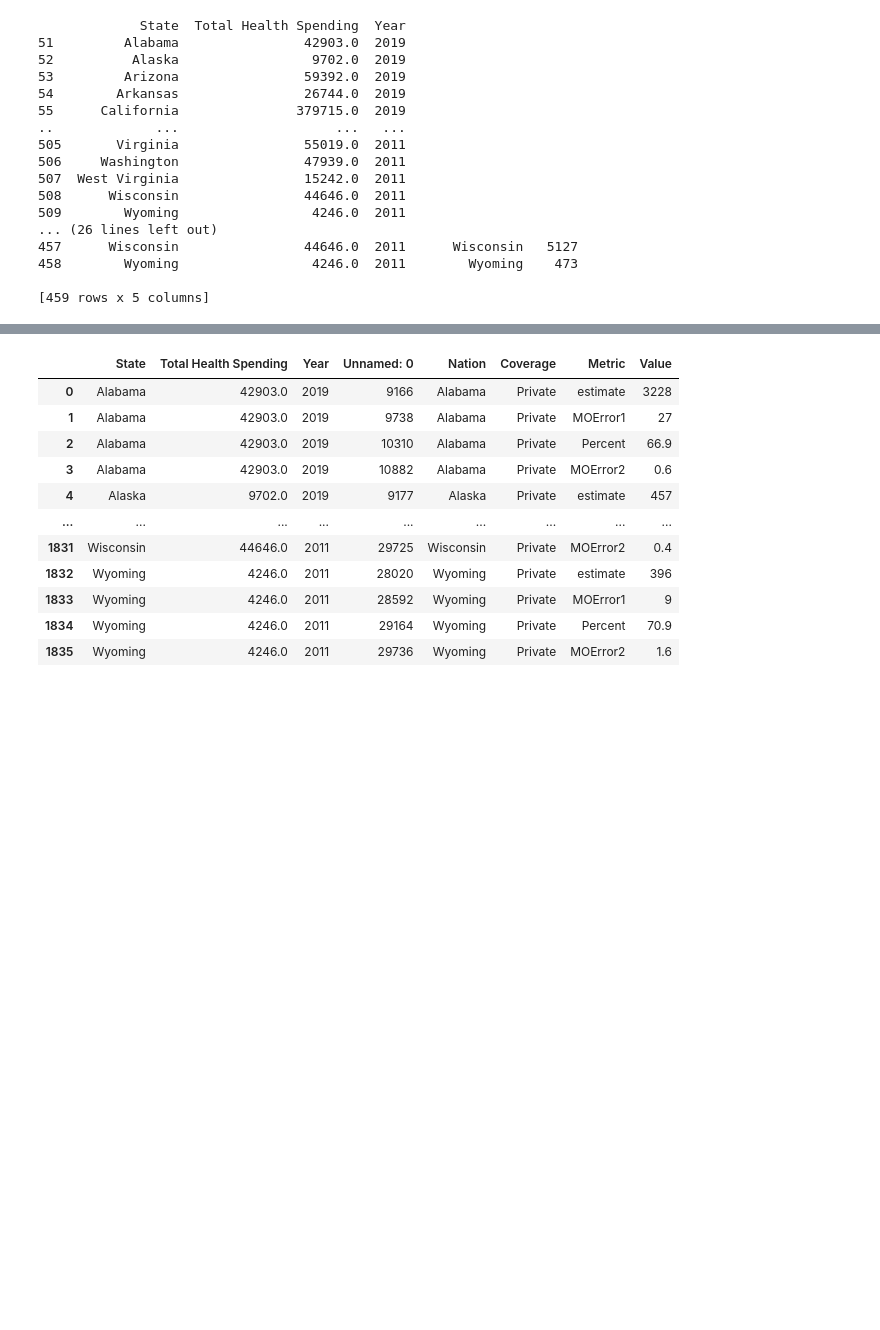
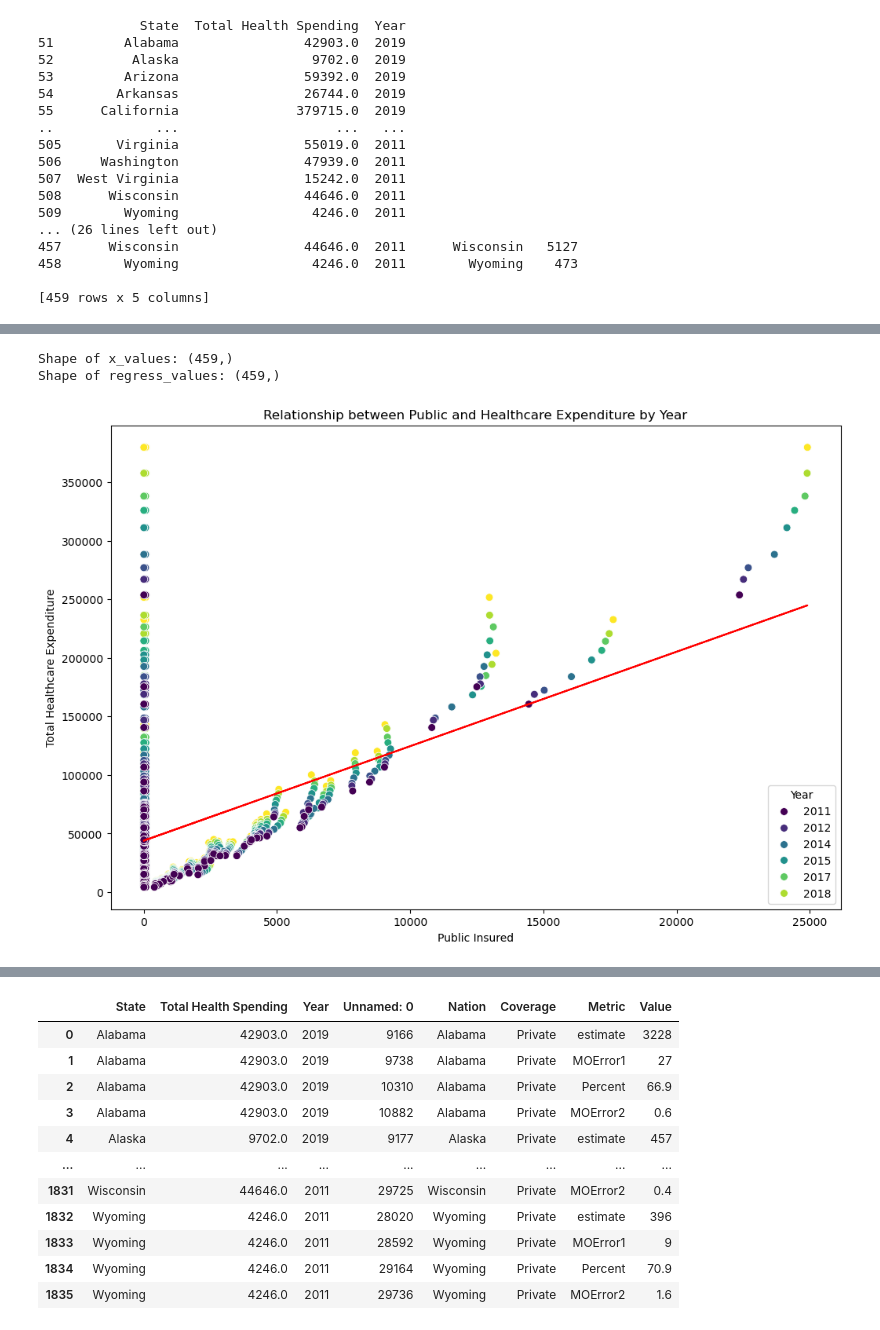
Before and after one commit to slzabala/Project-1-Healthcare-Cost-Analysis, a Jupyter notebook: Final_Healthcare_Data_Analysis.ipynb, the cells around one changed output, grey strips where cells are left out. Drawn from its saved outputs; the diff is of its cells as text; code cells hidden in the pictures; blank space fills up the shorter version.

```diff
--- a/Healthcare_Data_Analysis_Final.ipynb
+++ b/Final_Healthcare_Data_Analysis.ipynb
@@ -823,0 +906,6 @@ plt.show()
+# %%
+print("Shape of x_values:", x_values.shape)
+print("Shape of regress_values:", regress_values.shape)
+# %% [output]
+Shape of x_values: (459,)
+Shape of regress_values: (459,)
@@ -823,0 +916,3 @@ plt.show()
+# %%
+slope, intercept, _, _, _ = stats.linregress(x_values, y_values)
+regress_values = x_values * slope + intercept
@@ -823,0 +921,16 @@ plt.show()
+# %%
+## merged_data: 'Public Insured', 'Healthcare Expenditure', 'Year', and 'State'
+x_values= merged_df['Value']
+y_values= merged_df['Total Health Spending']
+
+plt.figure(figsize=(12, 8))
+sns.scatterplot(data=merged_df, x='Value', y='Total Health Spending', hue='Year', palette='viridis', s=50)
+#sns.regplot(data=merged_df, x='Value', y='Total Health Spending', scatter=False, color='gray', line_kws={'linestyle':'--'}
+plt.plot(x_values, regress_values, "r-" )
+plt.title('Relationship between Public and Healthcare Expenditure by Year')
+plt.xlabel('Public Insured')
+plt.ylabel('Total Healthcare Expenditure')
+plt.legend(title='Year')
+plt.show()
+# %% [output]
+[figure, added]
```
Also changed, not shown: parts of 24 cells of this notebook, 3 other files.
